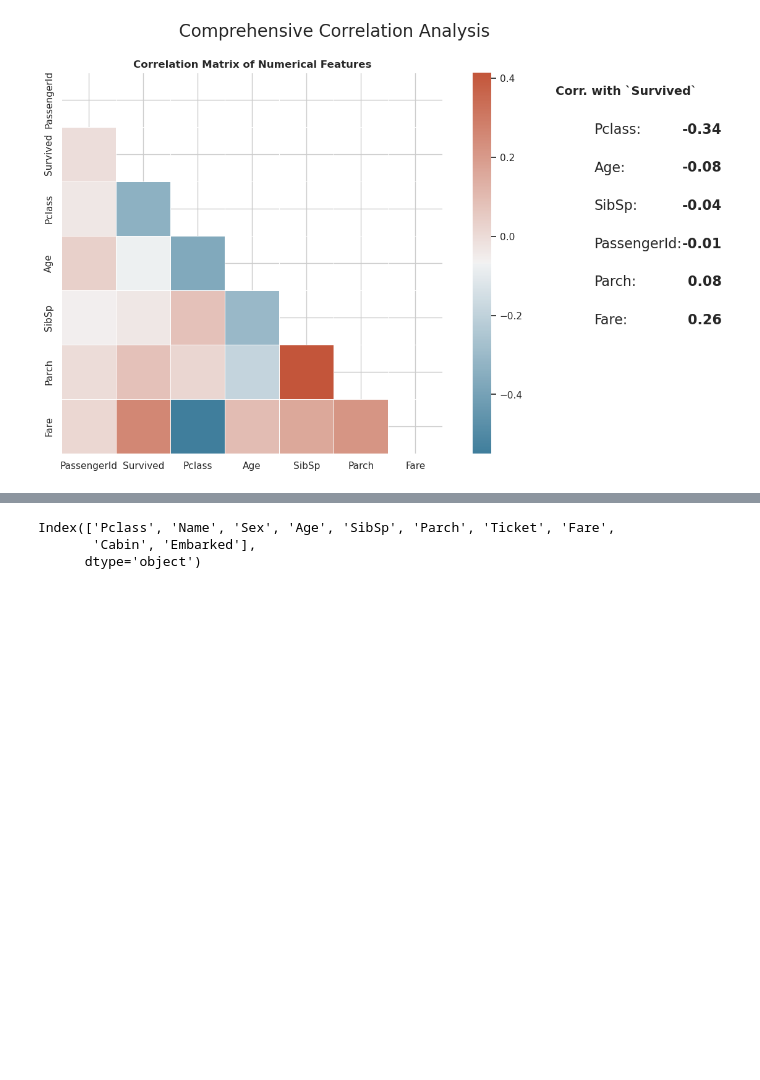
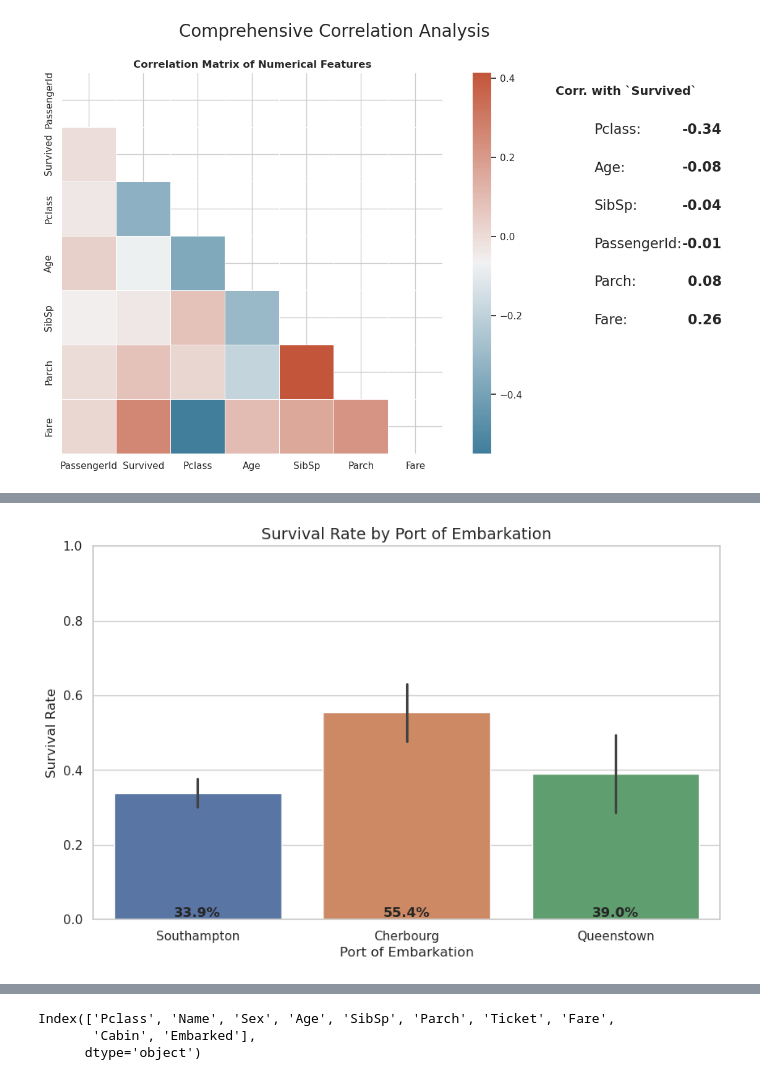
Before and after one commit to JonasLilletevedt/titanic-survival-prediction, a Jupyter notebook: notebooks/00_initial_data_exploration.ipynb, the cells around one changed output, grey strips where cells are left out. Saved outputs shown, nothing was run; the diff lists cells and outputs as text; code cells hidden in the pictures; blank space fills up the shorter version.

```diff
--- a/notebooks/00_initial_data_exploration.ipynb
+++ b/notebooks/00_initial_data_exploration.ipynb
@@ -335,0 +380,38 @@ Moving forward we will have a larger focus on `PClass`, `Parch` and `Fare`. `PCl
+# %%
+# Copy of dt_train
+df_embarked_full_name = df_train.copy()
+
+# Port dictionary
+port_map = {'S': 'Southampton', 'C': 'Cherbourg', 'Q': 'Queenstown'}
+
+# Modified df_plot
+df_embarked_full_name['Embarked_Full_Name'] = df_embarked_full_name['Embarked'].fillna('S').map(port_map)
+
+# Create the plot
+plt.figure(figsize=(10, 6))
+
+# Bar Plot for `Embarked`
+ax = sns.barplot(data=df_embarked_full_name, x='Embarked_Full_Name', y='Survived', hue='Embarked_Full_Name')
+
+# Title
+plt.title("Survival Rate by Port of Embarkation", fontsize=14)
+# X-Label
+plt.xlabel("Port of Embarkation", fontsize=12)
+# Y-Label
+plt.ylabel("Survival Rate", fontsize=12)
+# Set y-limits
+ax.set_ylim(0, 1)
+
+# Add percentage
+for p in ax.patches:
+    height = p.get_height()
+    if height > 0:
+        percentage = f'{height:.1%}' # Using the cleaner formatting
+        x = p.get_x() + p.get_width() / 2
+        y = p.get_y()
+
+        ax.annotate(text=percentage, xy=(x,y), ha='center', va='bottom', fontsize=12, fontweight='bold')
+
+plt.show()
+# %% [output]
+[figure, added]
```
Also changed, not shown: parts of 19 cells of this notebook.
